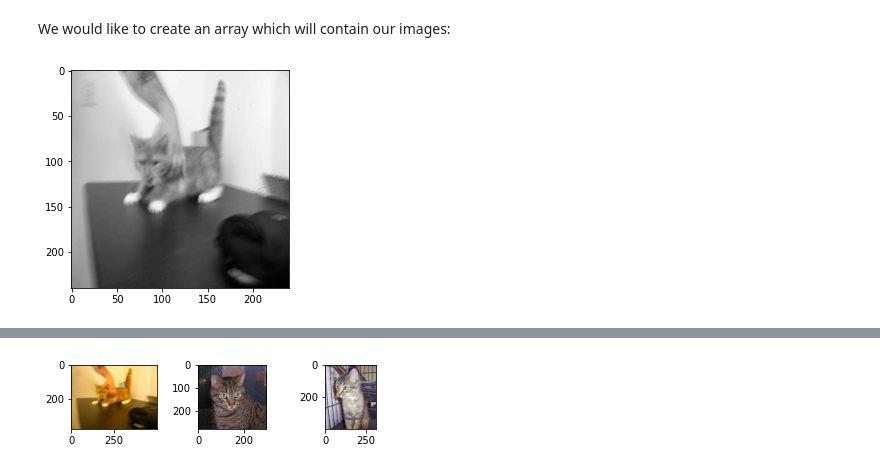
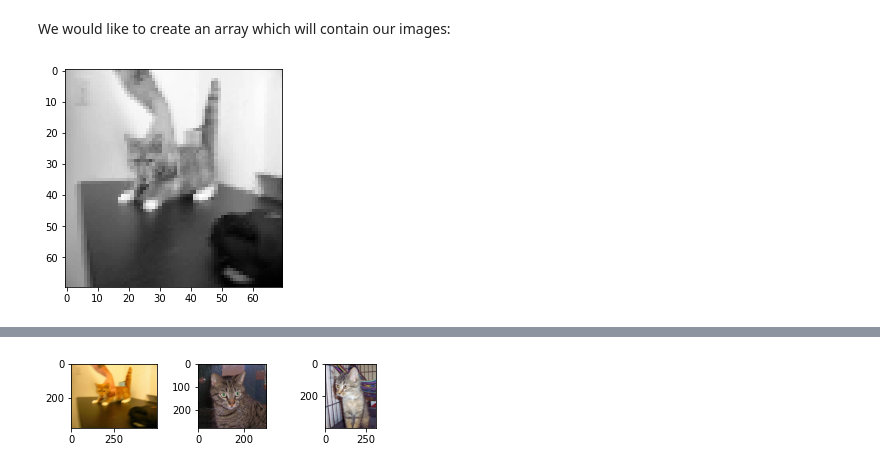
Before and after one commit to haimgoldfisher/Data_Visualization_Final_Project, a Jupyter notebook: NoteBook3 - Dogs VS Cats.ipynb, the cells around one changed output, grey strips where cells are left out. Saved outputs shown, nothing was run; the diff lists cells and outputs as text; code cells hidden in the pictures.

```diff
--- a/NoteBook3 - Dogs VS Cats.ipynb
+++ b/NoteBook3 - Dogs VS Cats.ipynb
@@ -69,10 +63,10 @@ HEIGHT=150
 # %%
 # random choose a single image from train dataset
 for p in os.listdir(train):
     category = p.split(".")[0]
     image_read = cv2.imread(os.path.join(train,p),cv2.IMREAD_GRAYSCALE)
-    img = cv2.resize(image_read,dsize=(240,240))
+    img = cv2.resize(image_read,dsize=(70,70))
     plt.imshow(img,cmap="gray")
     break
 # %% [output]
-[figure, old version]
+[figure, new version]
```
Also changed, not shown: parts of 37 cells of this notebook.
